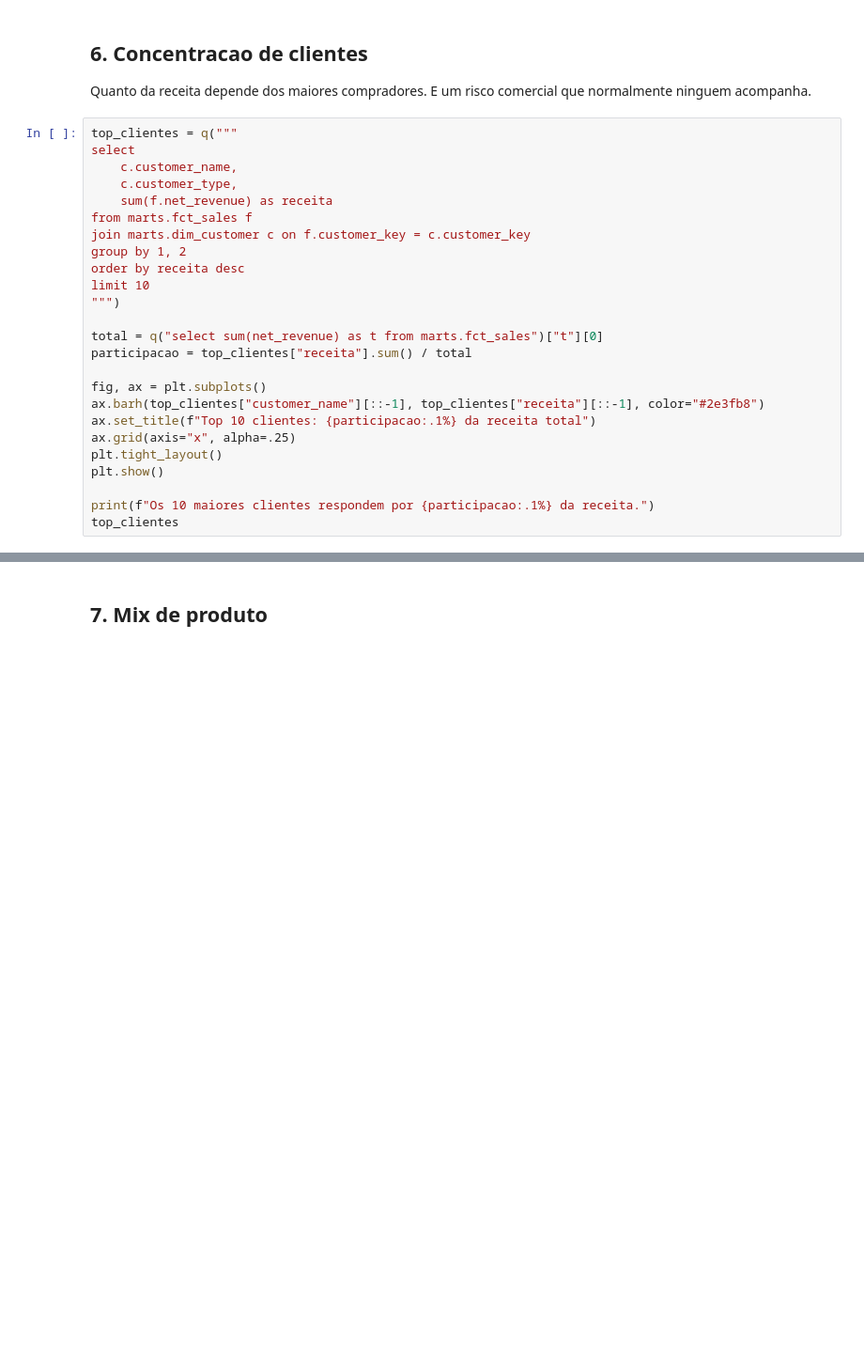
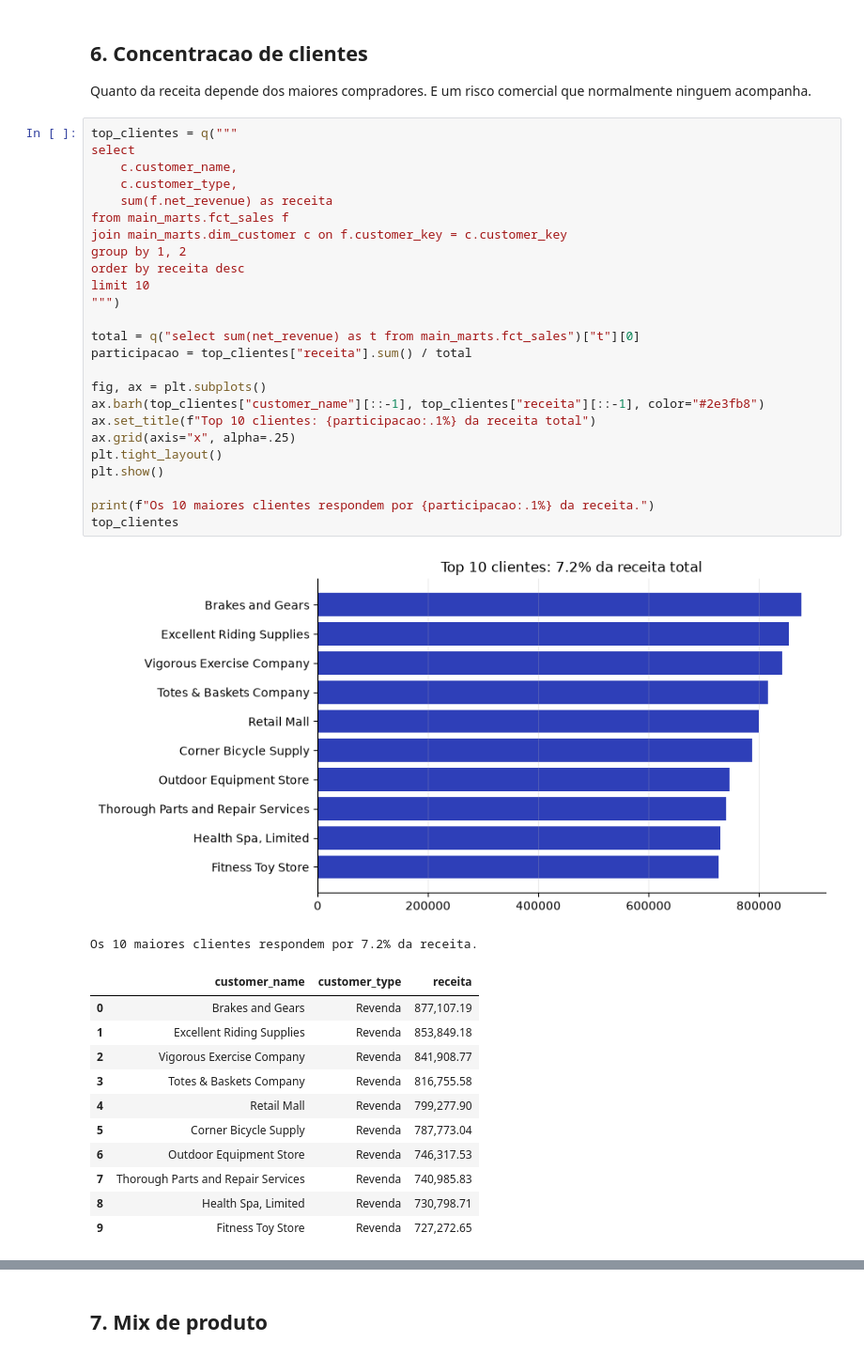
Before and after one commit to m4cneto/ae_certification_2026, a Jupyter notebook: analise/eda.ipynb, the cells around one changed output, grey strips where cells are left out. Shown at 94% size. Drawn from its saved outputs; the diff is of its cells as text; blank space fills up the shorter version.

```diff
--- a/analise/eda.ipynb
+++ b/analise/eda.ipynb
@@ -164,25 +184,39 @@ normalmente ninguem acompanha.
 # %%
 top_clientes = q("""
 select
     c.customer_name,
     c.customer_type,
     sum(f.net_revenue) as receita
-from marts.fct_sales f
-join marts.dim_customer c on f.customer_key = c.customer_key
+from main_marts.fct_sales f
+join main_marts.dim_customer c on f.customer_key = c.customer_key
 group by 1, 2
 order by receita desc
 limit 10
 """)
 
-total = q("select sum(net_revenue) as t from marts.fct_sales")["t"][0]
+total = q("select sum(net_revenue) as t from main_marts.fct_sales")["t"][0]
 participacao = top_clientes["receita"].sum() / total
 
 fig, ax = plt.subplots()
 ax.barh(top_clientes["customer_name"][::-1], top_clientes["receita"][::-1], color="#2e3fb8")
 ax.set_title(f"Top 10 clientes: {participacao:.1%} da receita total")
 ax.grid(axis="x", alpha=.25)
 plt.tight_layout()
 plt.show()
 
 print(f"Os 10 maiores clientes respondem por {participacao:.1%} da receita.")
 top_clientes
+# %% [output]
+[figure, added]
+Os 10 maiores clientes respondem por 7.2% da receita.
+|  | customer_name | customer_type | receita |
+| 0 | Brakes and Gears | Revenda | 877,107.19 |
+| 1 | Excellent Riding Supplies | Revenda | 853,849.18 |
+| 2 | Vigorous Exercise Company | Revenda | 841,908.77 |
+| 3 | Totes & Baskets Company | Revenda | 816,755.58 |
+| 4 | Retail Mall | Revenda | 799,277.90 |
+| 5 | Corner Bicycle Supply | Revenda | 787,773.04 |
+| 6 | Outdoor Equipment Store | Revenda | 746,317.53 |
+| 7 | Thorough Parts and Repair Services | Revenda | 740,985.83 |
+| 8 | Health Spa, Limited | Revenda | 730,798.71 |
+| 9 | Fitness Toy Store | Revenda | 727,272.65 |
```
Also changed, not shown: parts of 28 cells of this notebook, 7 other files.
